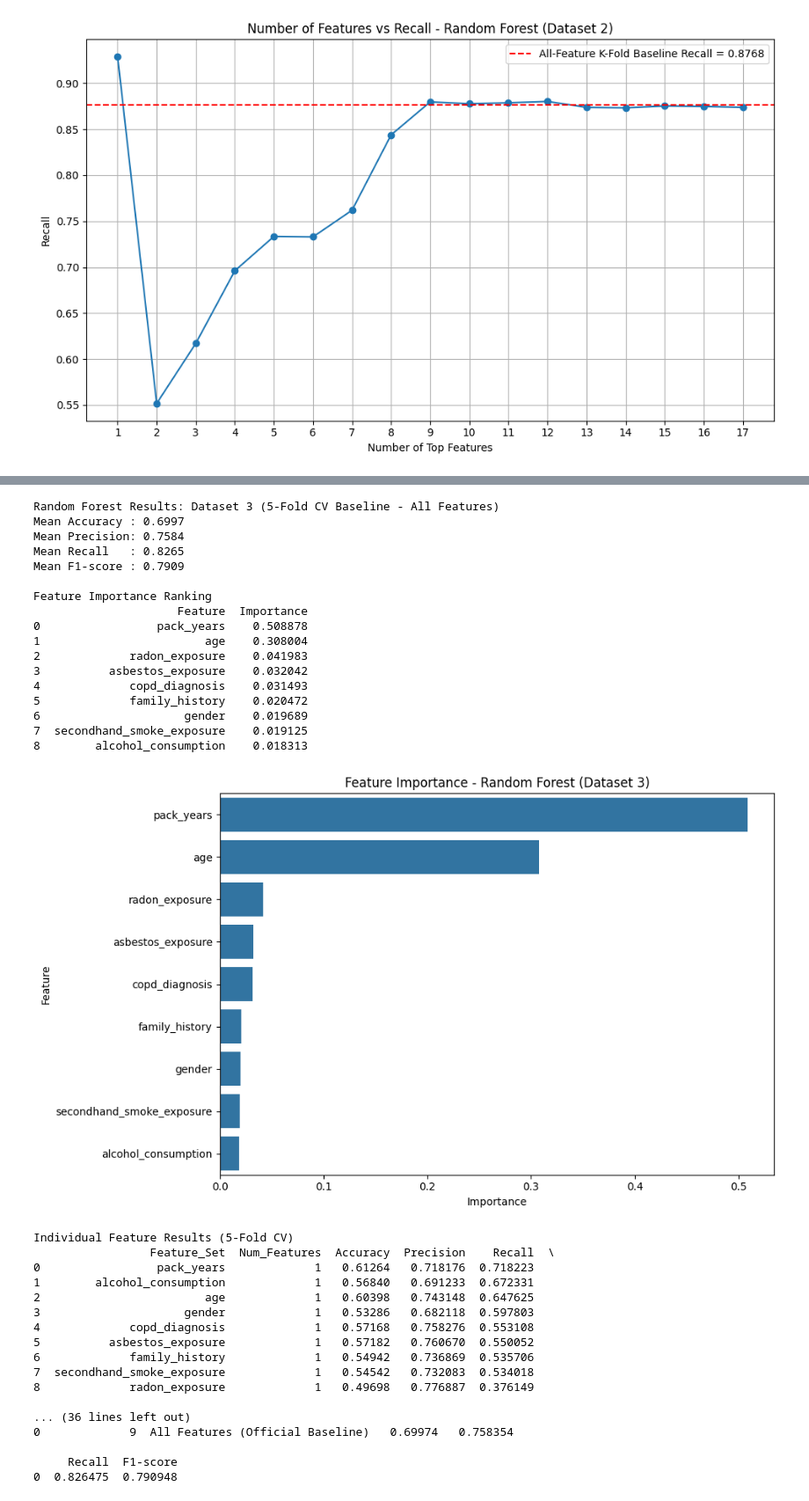
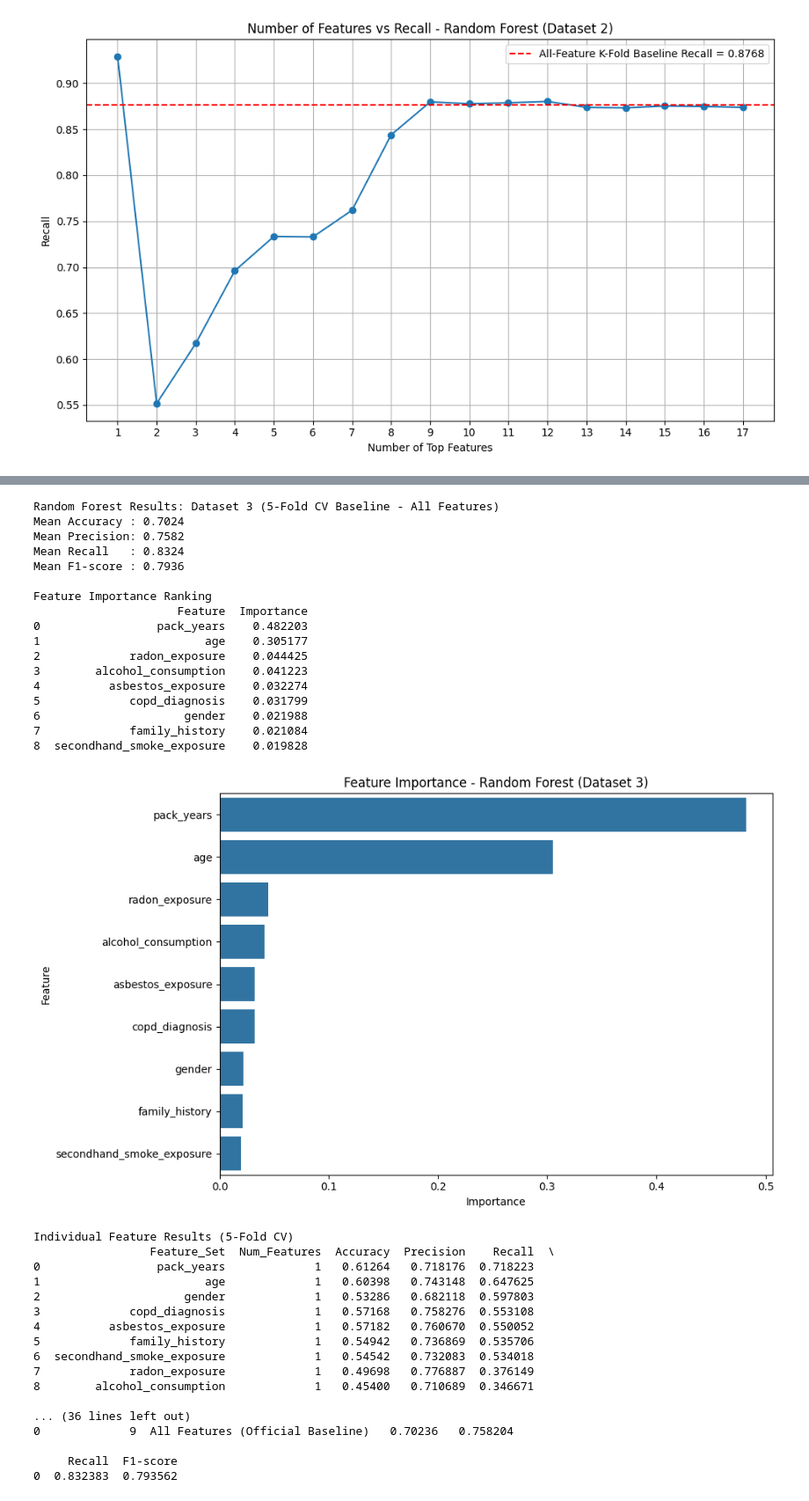
Before and after one commit to jeremy87lee/IS_PROJECT_TEAM_3, a Jupyter notebook: Random_Forest.ipynb, the cells around one changed output, grey strips where cells are left out. Shown at 88% size. Drawn from its saved outputs; the diff is of its cells as text; code cells hidden in the pictures.

Commit message:
Fixed pandas reading "None" as a missing value in Dataset 3

```diff
--- a/Random_Forest.ipynb
+++ b/Random_Forest.ipynb
@@ -684,7 +684,11 @@ from sklearn.metrics import (
 from sklearn.preprocessing import LabelEncoder
 
 # LOAD DATASET
-df3 = pd.read_csv("Lung-Cancer-Risk-Dataset.csv")
+df3 = pd.read_csv(
+    "Lung-Cancer-Risk-Dataset.csv",
+    keep_default_na=False,
+    na_values=["", " ", "NA", "N/A", "NaN", "nan", "NULL"]
+)
 
 # Clean column names
 df3.columns = df3.columns.str.strip()
@@ -963,35 +967,35 @@ Confusion Matrix:
 Random Forest Results: Dataset 3 (5-Fold CV Baseline - All Features)
-Mean Accuracy : 0.6997
-Mean Precision: 0.7584
-Mean Recall   : 0.8265
-Mean F1-score : 0.7909
+Mean Accuracy : 0.7024
+Mean Precision: 0.7582
+Mean Recall   : 0.8324
+Mean F1-score : 0.7936
 
 Feature Importance Ranking
                      Feature  Importance
-0                 pack_years    0.508878
-1                        age    0.308004
-2             radon_exposure    0.041983
-3          asbestos_exposure    0.032042
-4             copd_diagnosis    0.031493
-5             family_history    0.020472
-6                     gender    0.019689
-7  secondhand_smoke_exposure    0.019125
-8        alcohol_consumption    0.018313
+0                 pack_years    0.482203
+1                        age    0.305177
+2             radon_exposure    0.044425
+3        alcohol_consumption    0.041223
+4          asbestos_exposure    0.032274
+5             copd_diagnosis    0.031799
+6                     gender    0.021988
+7             family_history    0.021084
+8  secondhand_smoke_exposure    0.019828
-[figure, old version]
+[figure, new version]
 Individual Feature Results (5-Fold CV)
                  Feature_Set  Num_Features  Accuracy  Precision    Recall  \
 0                 pack_years             1   0.61264   0.718176  0.718223
-1        alcohol_consumption             1   0.56840   0.691233  0.672331
-2                        age             1   0.60398   0.743148  0.647625
-3                     gender             1   0.53286   0.682118  0.597803
-4             copd_diagnosis             1   0.57168   0.758276  0.553108
-5          asbestos_exposure             1   0.57182   0.760670  0.550052
-6             family_history             1   0.54942   0.736869  0.535706
-7  secondhand_smoke_exposure             1   0.54542   0.732083  0.534018
-8             radon_exposure             1   0.49698   0.776887  0.376149
+1                        age             1   0.60398   0.743148  0.647625
+2                     gender             1   0.53286   0.682118  0.597803
+3             copd_diagnosis             1   0.57168   0.758276  0.553108
+4          asbestos_exposure             1   0.57182   0.760670  0.550052
+5             family_history             1   0.54942   0.736869  0.535706
+6  secondhand_smoke_exposure             1   0.54542   0.732083  0.534018
+7             radon_exposure             1   0.49698   0.776887  0.376149
+8        alcohol_consumption             1   0.45400   0.710689  0.346671
 
 ... (36 lines left out)
-0             9  All Features (Official Baseline)   0.69974   0.758354
+0             9  All Features (Official Baseline)   0.70236   0.758204
 
      Recall  F1-score
-0  0.826475  0.790948
+0  0.832383  0.793562
```
Also changed, not shown: parts of 1 cell of this notebook.
